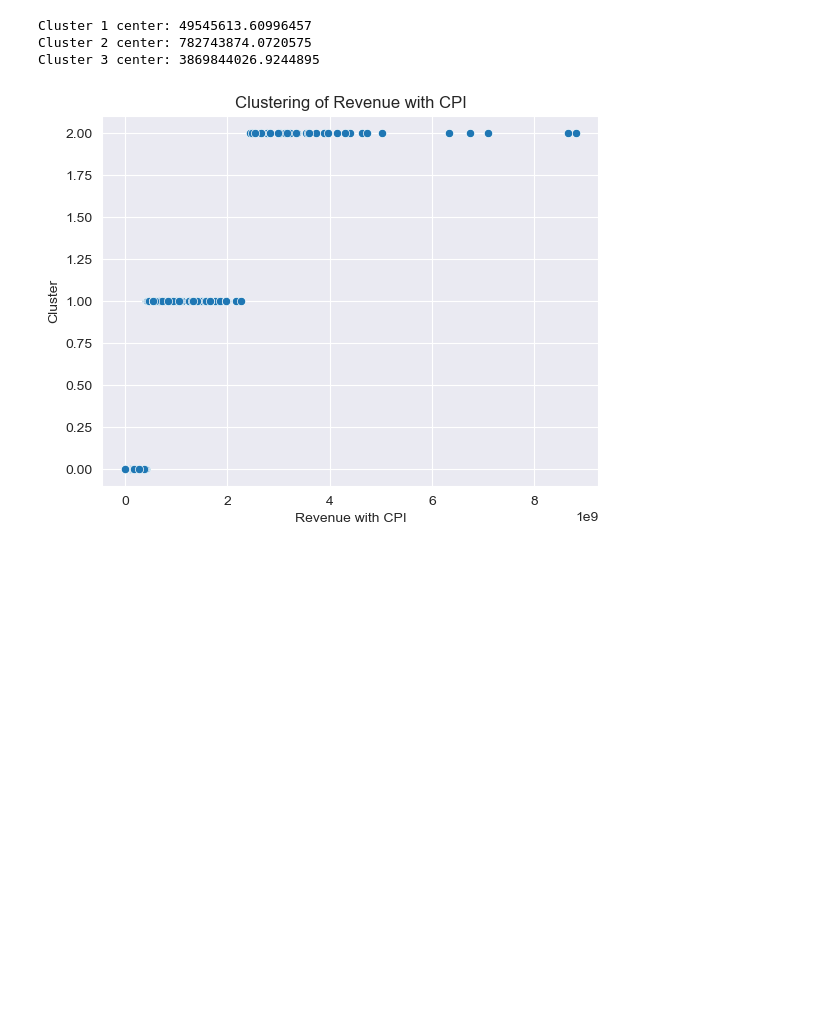
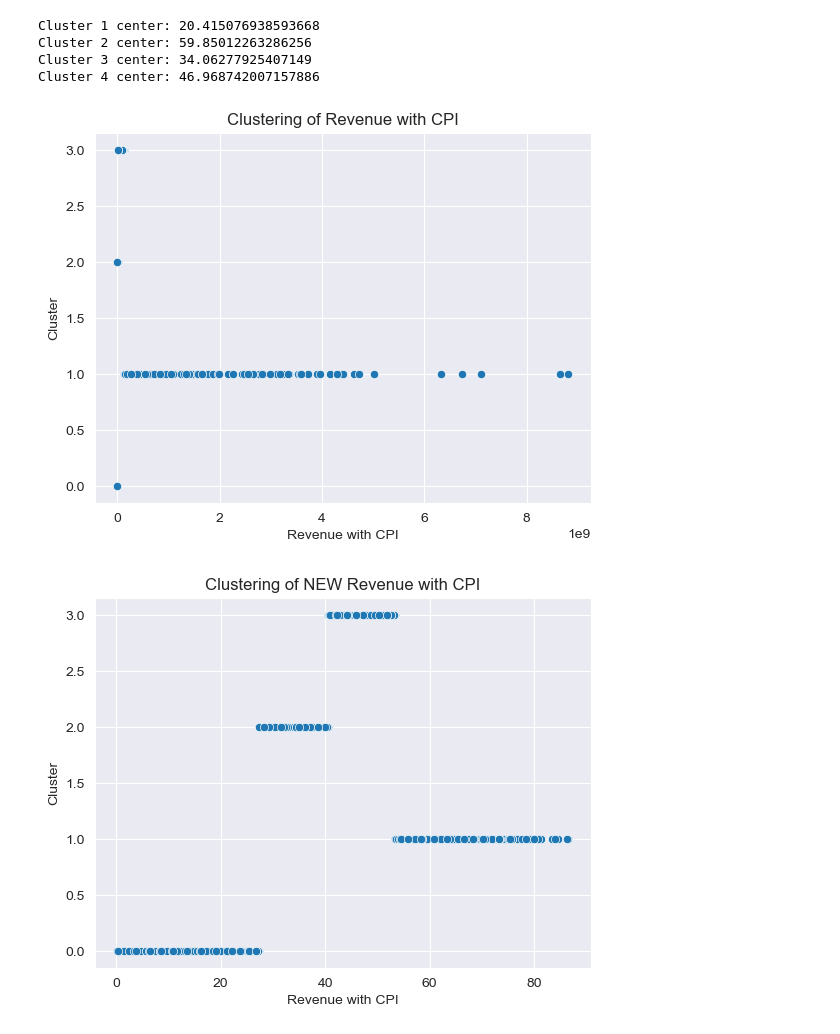
Before and after one commit to AndreaRuggieri/DMML, a Jupyter notebook: Preprocessing/cleaned_test.ipynb, the cells around one changed output. Drawn from its saved outputs; the diff is of its cells as text; code cells hidden in the pictures; blank space fills up the shorter version.

Commit message:
data_exploration

```diff
--- a/Preprocessing/cleaned_test.ipynb
+++ b/Preprocessing/cleaned_test.ipynb
@@ -1,6 +1,7 @@
 # %%
 import pandas as pd
 from sklearn.model_selection import train_test_split
-
+import numpy as np
+from scipy import stats
 # Carica il dataset
-df = pd.read_csv('only_one_language_country.csv')
+df = pd.read_csv('final_with_emmys.csv')
@@ -7,27 +10,37 @@ df = pd.read_csv('only_one_language_country.csv')
 # %%
 from sklearn.cluster import KMeans
 import seaborn as sns
 import matplotlib.pyplot as plt
 # Definisci il numero di cluster
-num_clusters = 3
+num_clusters = 4
 
 # Applica il k-means clustering
 kmeans = KMeans(n_clusters=num_clusters, random_state=42)
-df['revenue_cluster'] = kmeans.fit_predict(df[['revenue_with_CPI']])
+df['revenue_cluster'] = kmeans.fit_predict(df[['new_revenue_with_CPI']])
 
 # Esamina i risultati del clustering
 cluster_centers = kmeans.cluster_centers_
 for i, center in enumerate(cluster_centers):
     print(f"Cluster {i+1} center: {center[0]}")
 
 # Visualizza i risultati
 sns.scatterplot(data=df, x='revenue_with_CPI', y='revenue_cluster')
 plt.xlabel('Revenue with CPI')
 plt.ylabel('Cluster')
 plt.title('Clustering of Revenue with CPI')
 plt.show()
+
+sns.scatterplot(data=df, x='new_revenue_with_CPI', y='revenue_cluster')
+plt.xlabel('Revenue with CPI')
+plt.ylabel('Cluster')
+plt.title('Clustering of NEW Revenue with CPI')
+plt.show()
+
+df.to_csv('../test/test.csv', index=False)
 # %% [output]
-Cluster 1 center: 49545613.60996457
-Cluster 2 center: 782743874.0720575
-Cluster 3 center: 3869844026.9244895
+Cluster 1 center: 20.415076938593668
+Cluster 2 center: 59.85012263286256
+Cluster 3 center: 34.06277925407149
+Cluster 4 center: 46.968742007157886
-[figure, old version]
+[figure, new version]
+[figure, added]
```
Also changed, not shown: parts of 12 cells of this notebook, 6 other files.
